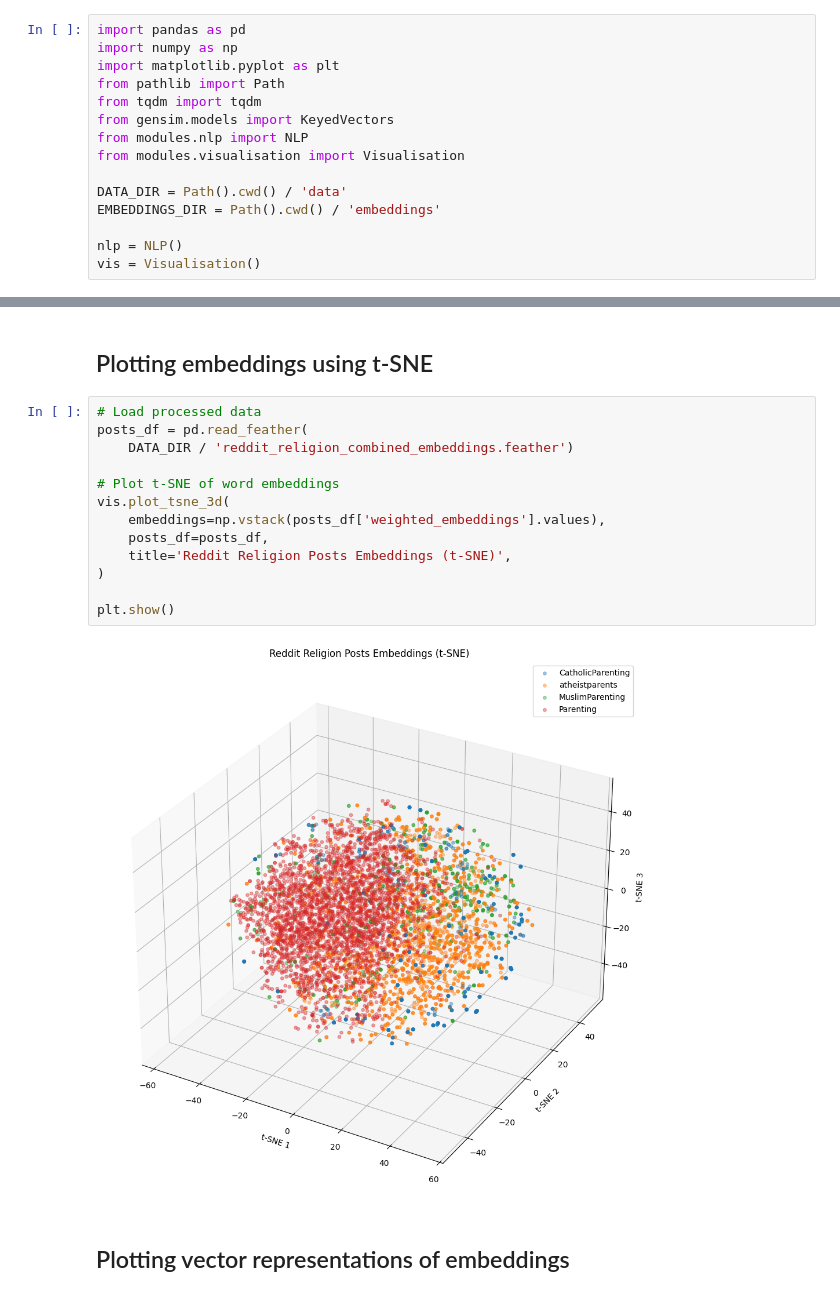
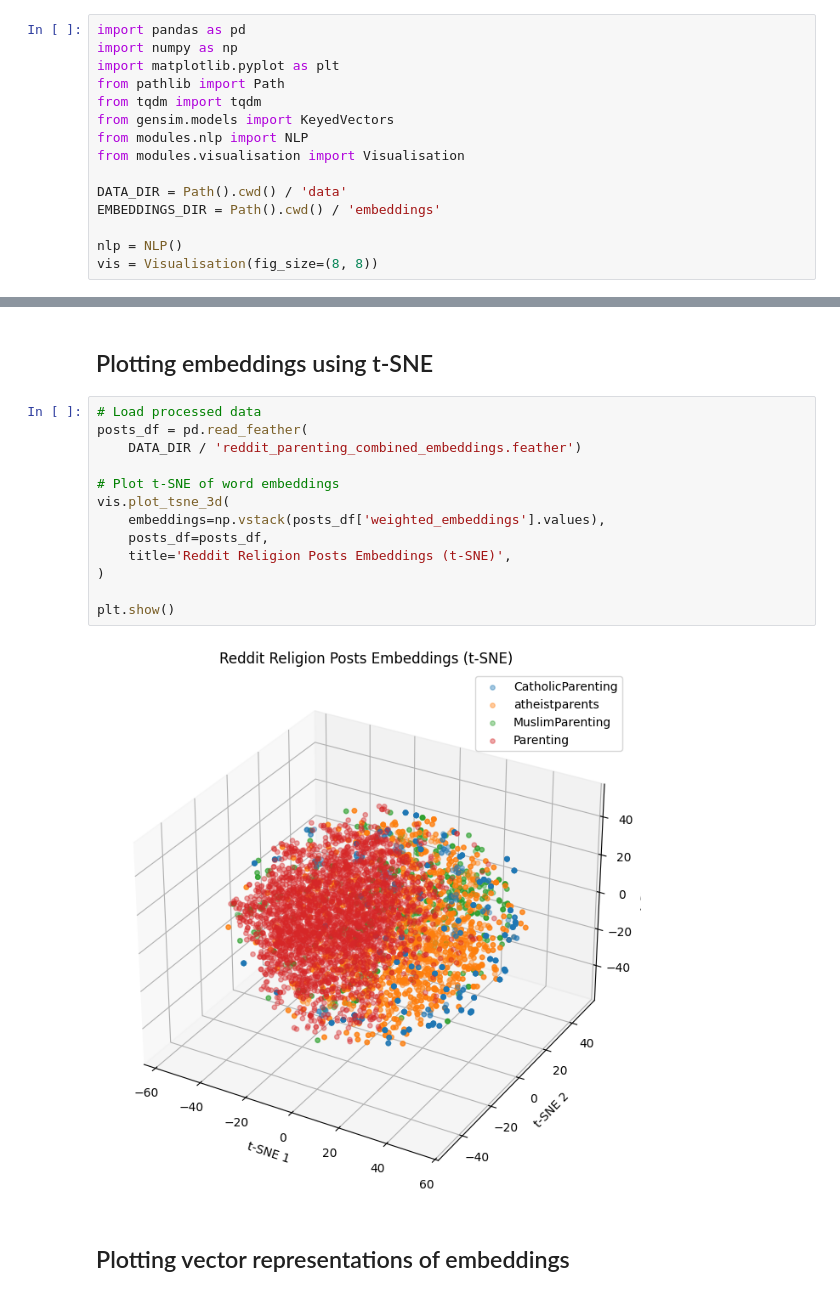
Before and after one commit to shreyansh-2003/parenting-style-subreddits-analyser, a Jupyter notebook: subreddit_similarity_analysis.ipynb, the cells around one changed output, grey strips where cells are left out. Cells and saved outputs as stored; diff of their text form.

Commit message:
added fig size argument to visualisation class

```diff
--- a/subreddit_similarity_analysis.ipynb
+++ b/subreddit_similarity_analysis.ipynb
@@ -17,7 +17,7 @@ DATA_DIR = Path().cwd() / 'data'
 EMBEDDINGS_DIR = Path().cwd() / 'embeddings'
 
 nlp = NLP()
-vis = Visualisation()
+vis = Visualisation(fig_size=(8, 8))
 # %% [markdown]
 # Text preprocessing
 # %%
@@ -126,18 +126,18 @@ posts_df.to_feather(DATA_DIR / 'reddit_religion_combined_embeddings.feather')
 # %%
 # Load processed data
 posts_df = pd.read_feather(
-    DATA_DIR / 'reddit_religion_combined_embeddings.feather')
+    DATA_DIR / 'reddit_parenting_combined_embeddings.feather')
 
 # Plot t-SNE of word embeddings
 vis.plot_tsne_3d(
     embeddings=np.vstack(posts_df['weighted_embeddings'].values),
     posts_df=posts_df,
     title='Reddit Religion Posts Embeddings (t-SNE)',
 )
 
 plt.show()
 # %% [output]
-[figure, old version]
+[figure, new version]
 # %% [markdown]
 ## Plotting vector representations of embeddings
 # %%
```
Also changed, not shown: parts of 3 cells of this notebook, 1 other file.
